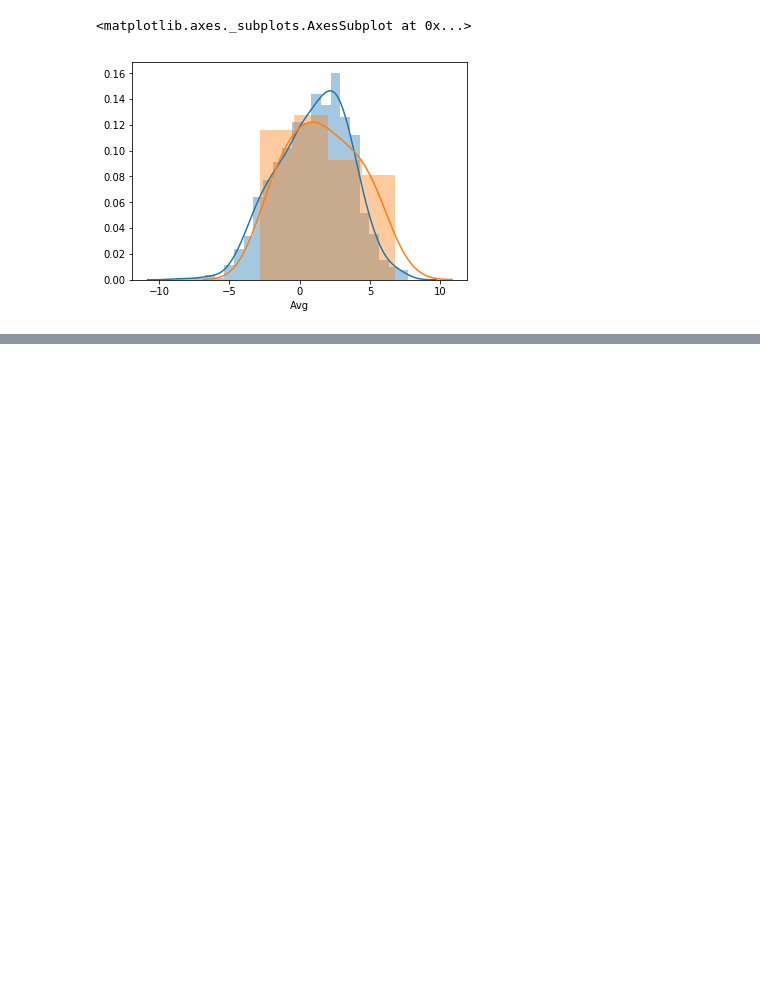
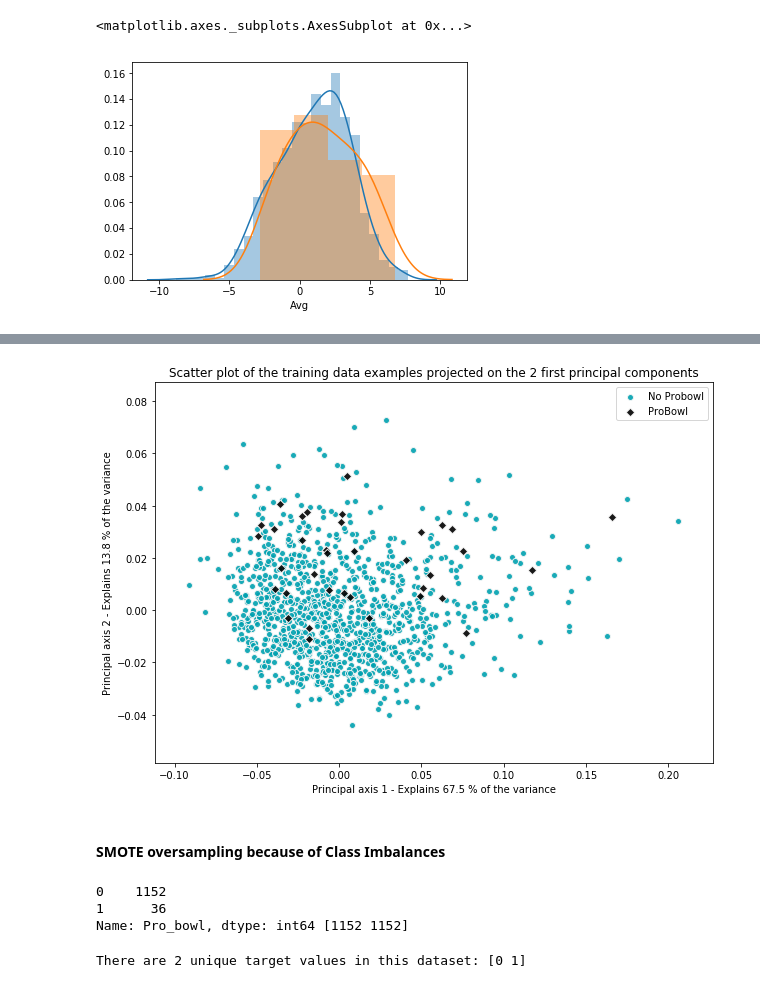
Before and after one commit to Kevin8523/20170519_Predicting_QB_Pro_Bowl, a Jupyter notebook: 2. eda.ipynb, the cells around one changed output, grey strips where cells are left out. Saved outputs shown, nothing was run; the diff lists cells and outputs as text; code cells hidden in the pictures; blank space fills up the shorter version.

```diff
--- a/2. eda.ipynb
+++ b/2. eda.ipynb
@@ -296,0 +329,10 @@ py.iplot(fig) #iplot for inline / plot for new html
+# %%
+# Change Categorical Variable to integers
+df_pca['Pro_bowl'] = df_pca['Pro_bowl'].replace(['Yes'], 1)
+df_pca['Pro_bowl'] = df_pca['Pro_bowl'].replace(['No'], 0)
+# %%
+X = df_pca.drop(['Player','Pro_bowl'], axis=1).values
+y = df_pca['Pro_bowl'].values.astype(np.int8)
+target_names = np.sort(np.unique(y)) #np.unique(y)
+labels = ["No Probowl", "ProBowl"]
+print('\nThere are %d unique target values in this dataset:' % (len(target_names)), target_names)
@@ -296,0 +341,14 @@ py.iplot(fig) #iplot for inline / plot for new html
+# %%
+# Normalize each feature to unit norm (vector length)
+X_normalized = normalize(X, axis=0)
+# %%
+n_comp = 5
+# PCA
+print('\nRunning PCA ...')
+pca = PCA(n_components=n_comp, svd_solver='full', random_state=100)
+X_pca = pca.fit_transform(X_normalized)
+print('Explained variance: %.4f' % pca.explained_variance_ratio_.sum())
+
+print('Individual variance contributions:')
+for j in range(n_comp):
+    print(pca.explained_variance_ratio_[j])
@@ -296,0 +364,25 @@ py.iplot(fig) #iplot for inline / plot for new html
+# %%
+# Visualize PCA
+fig = plt.figure(figsize=(10, 7))
+ax = fig.add_subplot(1, 1, 1)
+colors = [(0.0, 0.63, 0.69), 'black']
+markers = ["o", "D"]
+for class_ix, marker, color, label in zip(
+        target_names, markers, colors, labels):
+    ax.scatter(X_pca[np.where(y == class_ix), 0],
+               X_pca[np.where(y == class_ix), 1],
+               marker=marker, color=color, edgecolor='whitesmoke',
+               linewidth='1', alpha=0.9, label=label)
+    ax.legend(loc='best')
+plt.title(
+    "Scatter plot of the training data examples projected on the "
+    "2 first principal components")
+plt.xlabel("Principal axis 1 - Explains %.1f %% of the variance" % (
+    pca.explained_variance_ratio_[0] * 100.0))
+plt.ylabel("Principal axis 2 - Explains %.1f %% of the variance" % (
+    pca.explained_variance_ratio_[1] * 100.0))
+plt.show()
+# %% [output]
+[figure, added]
+# %% [markdown]
+#### SMOTE oversampling because of Class Imbalances
@@ -296,0 +413,14 @@ py.iplot(fig) #iplot for inline / plot for new html
+# %%
+sm = SMOTE(random_state=12, ratio = 'minority')
+X_res, y_res = sm.fit_sample(X, y)
+print(y.value_counts(), np.bincount(y_res))
+# %% [output]
+0    1152
+1      36
+Name: Pro_bowl, dtype: int64 [1152 1152]
+# %%
+target_names = np.sort(np.unique(y_res)) #np.unique(y)
+labels = ["No Probowl", "ProBowl"]
+print('\nThere are %d unique target values in this dataset:' % (len(target_names)), target_names)
+# %% [output]
+There are 2 unique target values in this dataset: [0 1]
```
Also changed, not shown: parts of 17 cells of this notebook.
